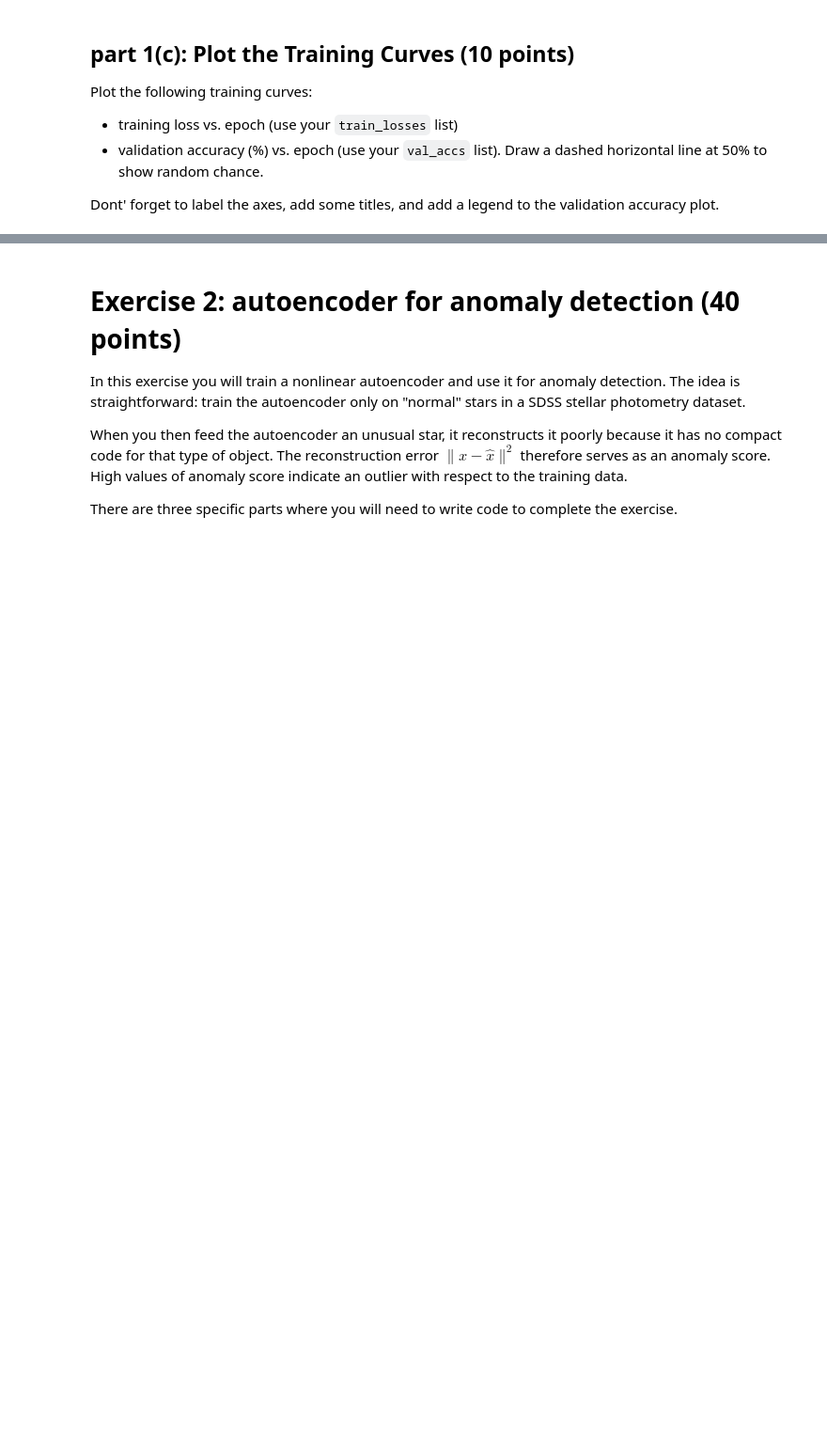
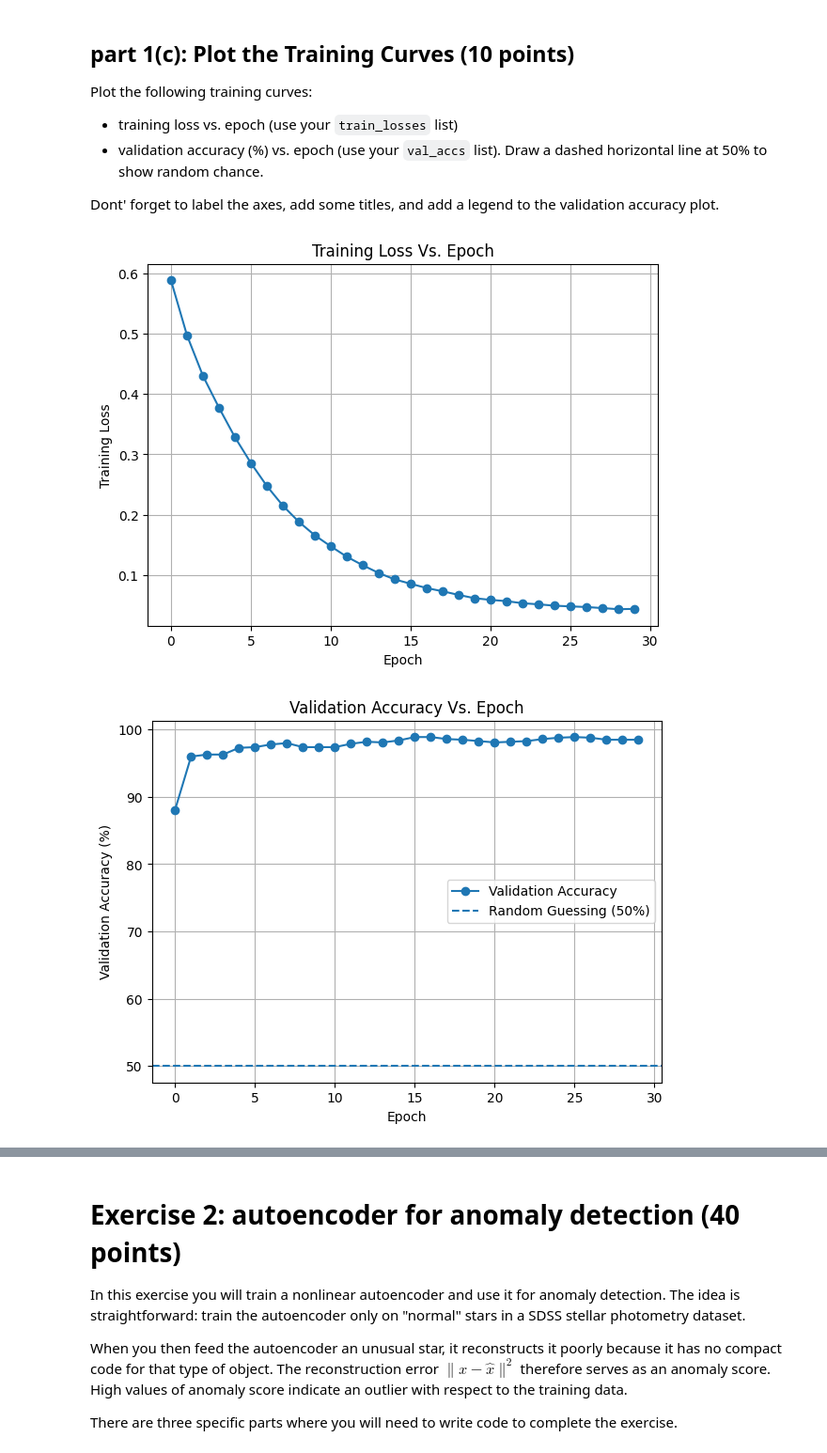
Before and after one commit to ylyu36/phys152-2026, a Jupyter notebook: Exercises/Homework-4.ipynb, the cells around one changed output, grey strips where cells are left out. Shown at 94% size. Cells and saved outputs as stored; diff of their text form; code cells hidden in the pictures; blank space fills up the shorter version.

```diff
--- a/Exercises/Homework-4.ipynb
+++ b/Exercises/Homework-4.ipynb
@@ -113,22 +123,3 @@ Your model should include the following two functions:
 - Transformer: `x = self.transformer(x)`
 - Average pool over time: `x = x.mean(dim=1)` to make the shape `(batch, d_model)`
 - Classify: `return self.classifier(x)`
-# %%
-class TrajectoryClassifier(nn.Module):
-
-    def __init__(self, input_dim=2, d_model=32, n_heads=2, n_layers=2, n_classes=2):
-        super().__init__()
-
-        # YOUR CODE HERE (about 6 lines)
-        # Define: self.embed, self.pos, self.transformer, self.classifier
-
-        pass  # <-- remove this line after you've written your code
-
-
-    def forward(self, x):
-        """x: (batch, 10, 2) -- sequence of (x, y) measurements"""
-
-        # YOUR CODE HERE (about 5 lines)
-        # Steps: embed -> add pos -> transformer -> mean pool -> classify
-
-        pass  # <-- remove this line after you've written your code
@@ -209,0 +255,28 @@ pass  # <-- remove this line after you've written your code
+# %%
+# Plot these two training curves:
+# - training loss vs epoch
+# - validation accuracy (%) vs epoch, with a 50% baseline
+
+# YOUR CODE HERE
+plt.figure(figsize=(7, 5))
+plt.plot(train_losses, marker='o')
+plt.xlabel("Epoch")
+plt.ylabel("Training Loss")
+plt.title("Training Loss Vs. Epoch")
+plt.grid(True)
+plt.show()
+
+val_acc_percent = [acc * 100 for acc in val_accs]
+
+plt.figure(figsize=(7, 5))
+plt.plot(val_acc_percent, marker='o', label="Validation Accuracy")
+plt.axhline(50, linestyle='--', label="Random Guessing (50%)")
+plt.xlabel("Epoch")
+plt.ylabel("Validation Accuracy (%)")
+plt.title("Validation Accuracy Vs. Epoch")
+plt.grid(True)
+plt.legend()
+plt.show()
+# %% [output]
+[figure, added]
+[figure, added]
```
Also changed, not shown: parts of 26 cells of this notebook.
